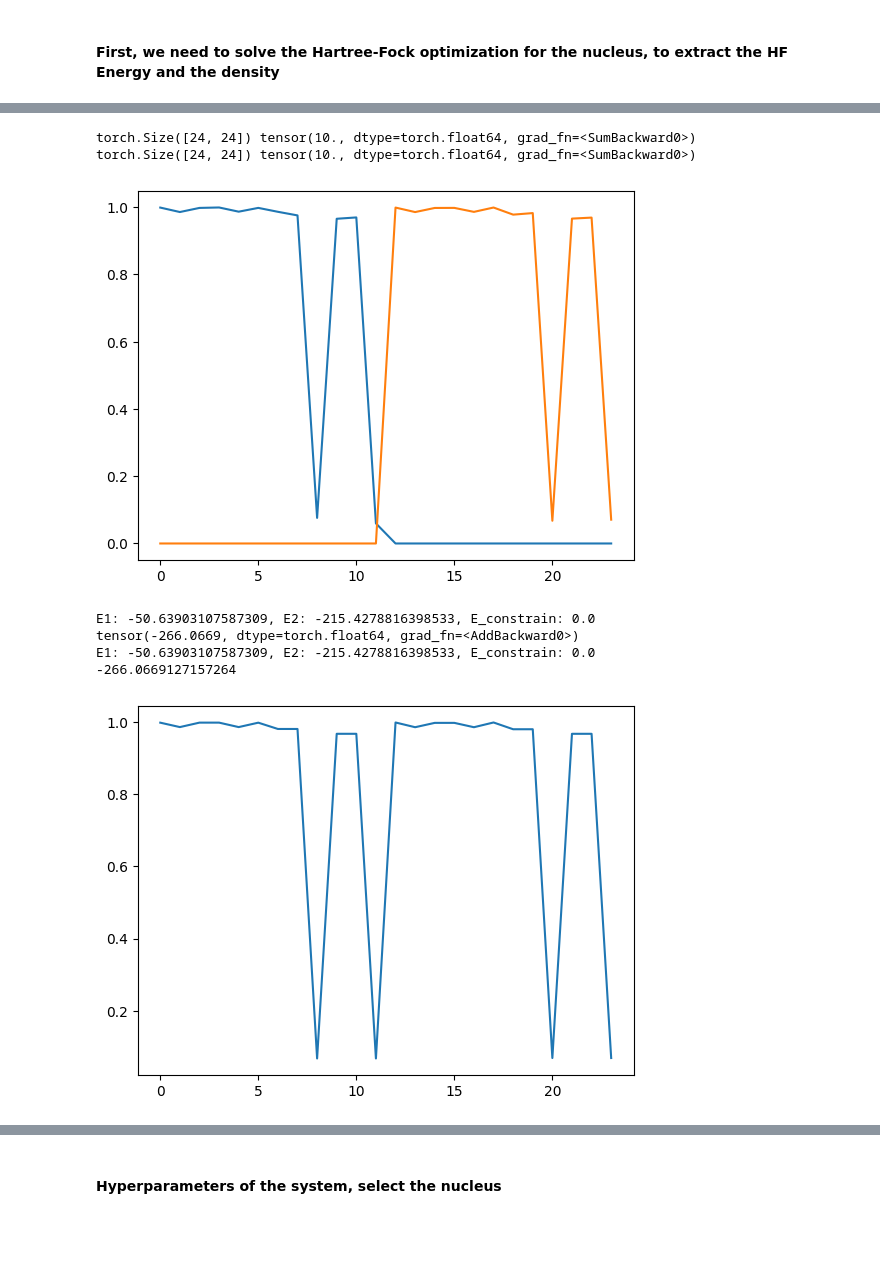
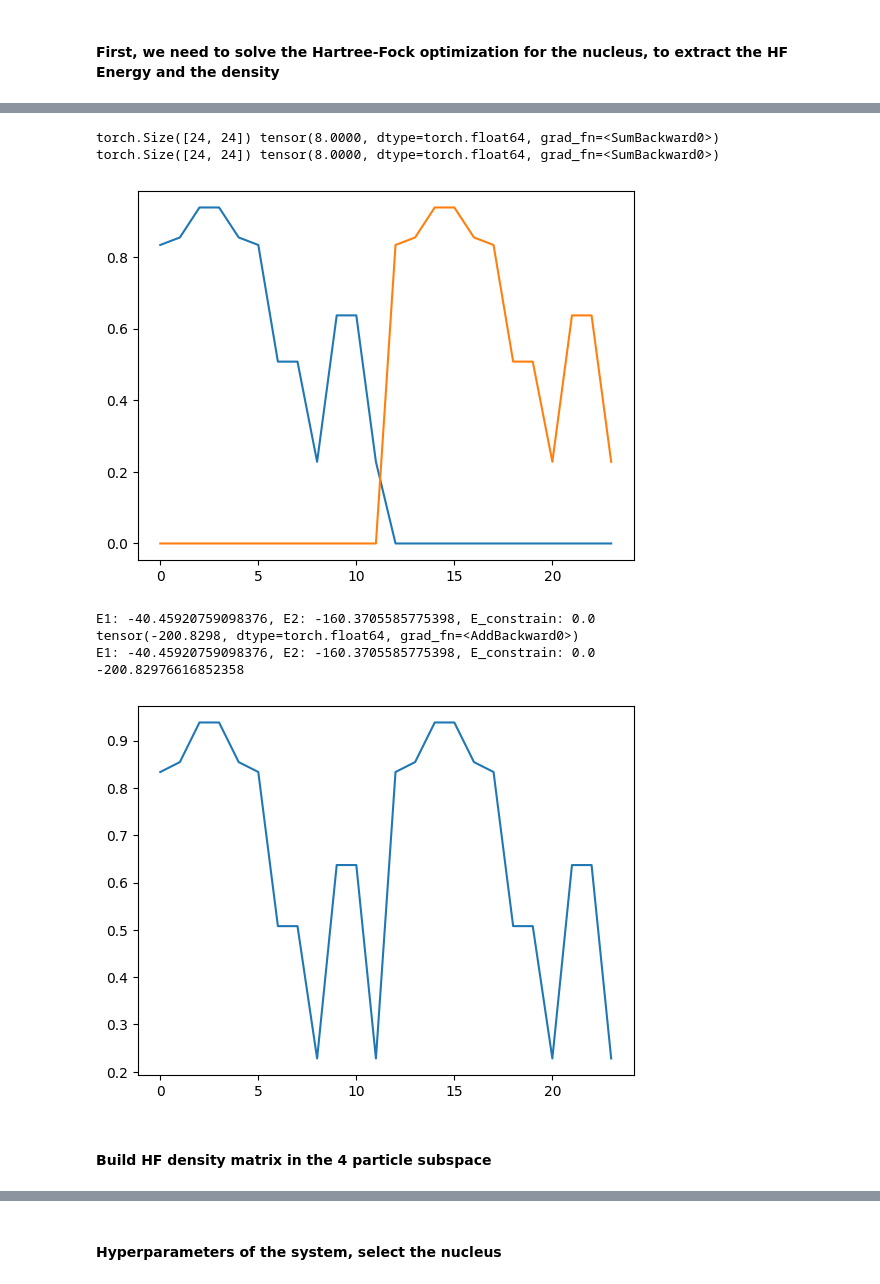
Before and after one commit to emacosta95/3rdQA4NSM, a Jupyter notebook: BrillouinWignerAnalysis.ipynb, the cells around one changed output, grey strips where cells are left out. Saved outputs shown, nothing was run; the diff lists cells and outputs as text; code cells hidden in the pictures; blank space fills up the shorter version.

```diff
--- a/BrillouinWignerAnalysis.ipynb
+++ b/BrillouinWignerAnalysis.ipynb
@@ -38,13 +39,13 @@ Set the specific nucleus
 
 SPS=SingleParticleState(file_name=file_name)
 # set the number of particles
-nparticles_a=10
-nparticles_b=10
+nparticles_a=8
+nparticles_b=8
 # get the dimension of each single particle basis
 size_a=SPS.energies.shape[0]//2
 size_b=SPS.energies.shape[0]//2
 # name of the nucleus
-title=r'$^{32}$Ar'
+title=r'$^{28}$Ne'
 # %% [markdown]
 Compute the NSM Hamiltonian
 # %%
@@ -326,13 +327,13 @@ Set the specific nucleus
 
 SPS=SingleParticleState(file_name=file_name)
 # set the number of particles
-nparticles_a=6
+nparticles_a=8
 nparticles_b=2
 # get the dimension of each single particle basis
 size_a=SPS.energies.shape[0]//2
 size_b=SPS.energies.shape[0]//2
 # name of the nucleus
-title=r'$^{24}$Ne'
+title=r'$^{20}$Ne'
 # %% [markdown]
 Compute the NSM Hamiltonian
 # %%
@@ -1617,46 +1628,45 @@ Step  599 | Energy = -266.052861
 # %%
 print(model.rho_n.shape,model.rho_n.diagonal().sum())
 print(model.rho_p.shape,model.rho_p.diagonal().sum())
 plt.plot(model.rho_n.diagonal().detach().numpy())
 plt.plot(model.rho_p.diagonal().detach().numpy())
 plt.show()
+
+full_rho=np.zeros((2*model.rho_n.shape[0],2*model.rho_n.shape[0]))
+
+full_rho=model.rho_n.detach().numpy()+model.rho_p.detach().numpy()
 
 full_density_hf=np.zeros((size_a+size_b))
 full_density_hf[:size_a]=model.rho_n.diagonal().detach().numpy()[:size_a]
 full_density_hf[size_a:]=model.rho_p.diagonal().detach().numpy()[size_a:]
 
 print(model())
 
 energy_hf=model().item()
 
 print(energy_hf)
 
 # symmetric configuration with m=0
 symmetric_m_array=np.array([5,4,3,2,1,0,7,6,11,10,9,8])
 symmetric_m_array=np.concatenate([symmetric_m_array,symmetric_m_array+size_a])
 
 full_density_hf=0.5*(full_density_hf[symmetric_m_array].copy()+full_density_hf.copy())
 
 plt.plot(full_density_hf)
 plt.show()
 
 
-# minimum slater determinant
-# order=[0,5,1,4,2,3,6,7,8,11,9,10]
-# order_n=np.array(order)
-# order_p=np.array(order)+size_a
+#### considering the HF-part of the spectrum forcing the rotational symmetry |||
 
-# full_density_hf[order_n[:nparticles_a]]=1
-# full_density_hf[order_p[:nparticles_b]]=1
-
-# plt.plot(full_density_hf)
-# plt.show()
+F_n,F_p=model.build_fock_matrices_factorized()
 # %% [output]
-torch.Size([24, 24]) tensor(10., dtype=torch.float64, grad_fn=<SumBackward0>)
-torch.Size([24, 24]) tensor(10., dtype=torch.float64, grad_fn=<SumBackward0>)
+torch.Size([24, 24]) tensor(8.0000, dtype=torch.float64, grad_fn=<SumBackward0>)
+torch.Size([24, 24]) tensor(8.0000, dtype=torch.float64, grad_fn=<SumBackward0>)
-[figure, old version]
+[figure, new version]
-E1: -50.63903107587309, E2: -215.4278816398533, E_constrain: 0.0
-tensor(-266.0669, dtype=torch.float64, grad_fn=<AddBackward0>)
-E1: -50.63903107587309, E2: -215.4278816398533, E_constrain: 0.0
--266.0669127157264
+E1: -40.45920759098376, E2: -160.3705585775398, E_constrain: 0.0
+tensor(-200.8298, dtype=torch.float64, grad_fn=<AddBackward0>)
+E1: -40.45920759098376, E2: -160.3705585775398, E_constrain: 0.0
+-200.82976616852358
-[figure, old version]
+[figure, new version]
+# %% [markdown]
+#### Build HF density matrix in the 4 particle subspace
```
Also changed, not shown: parts of 41 cells of this notebook, 3 other files.
